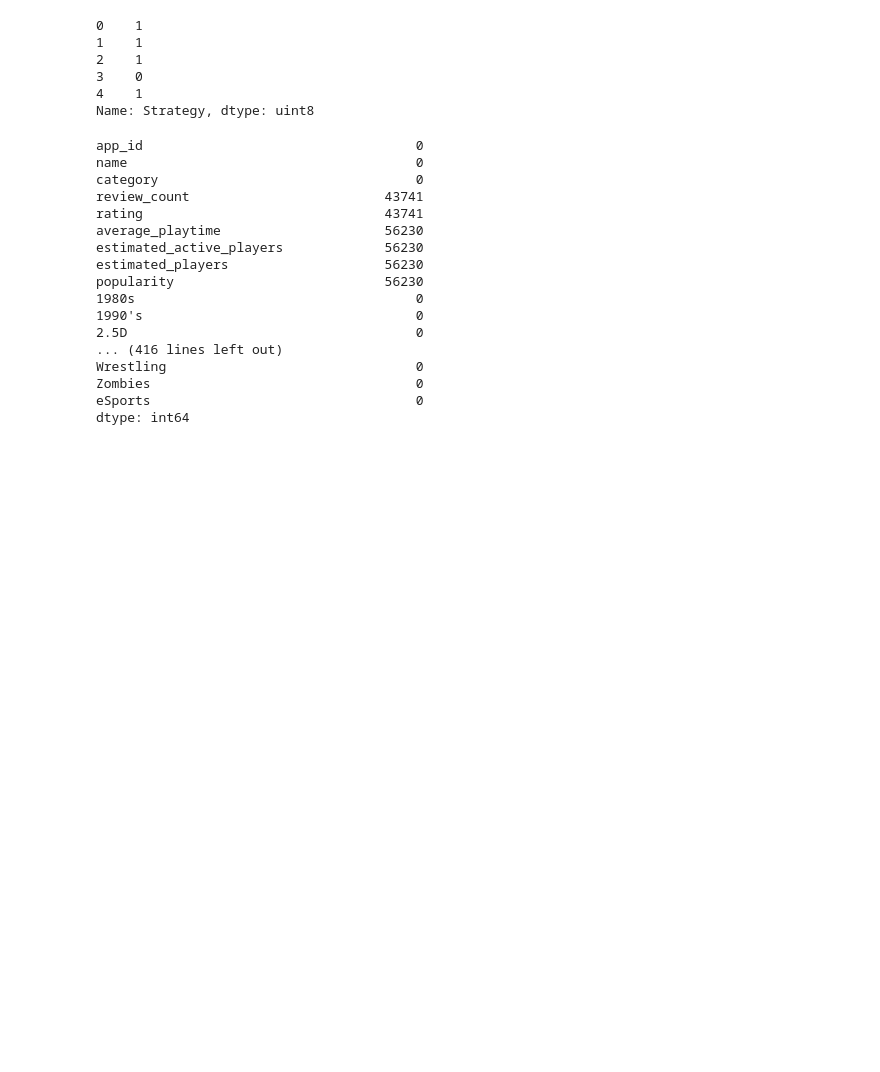
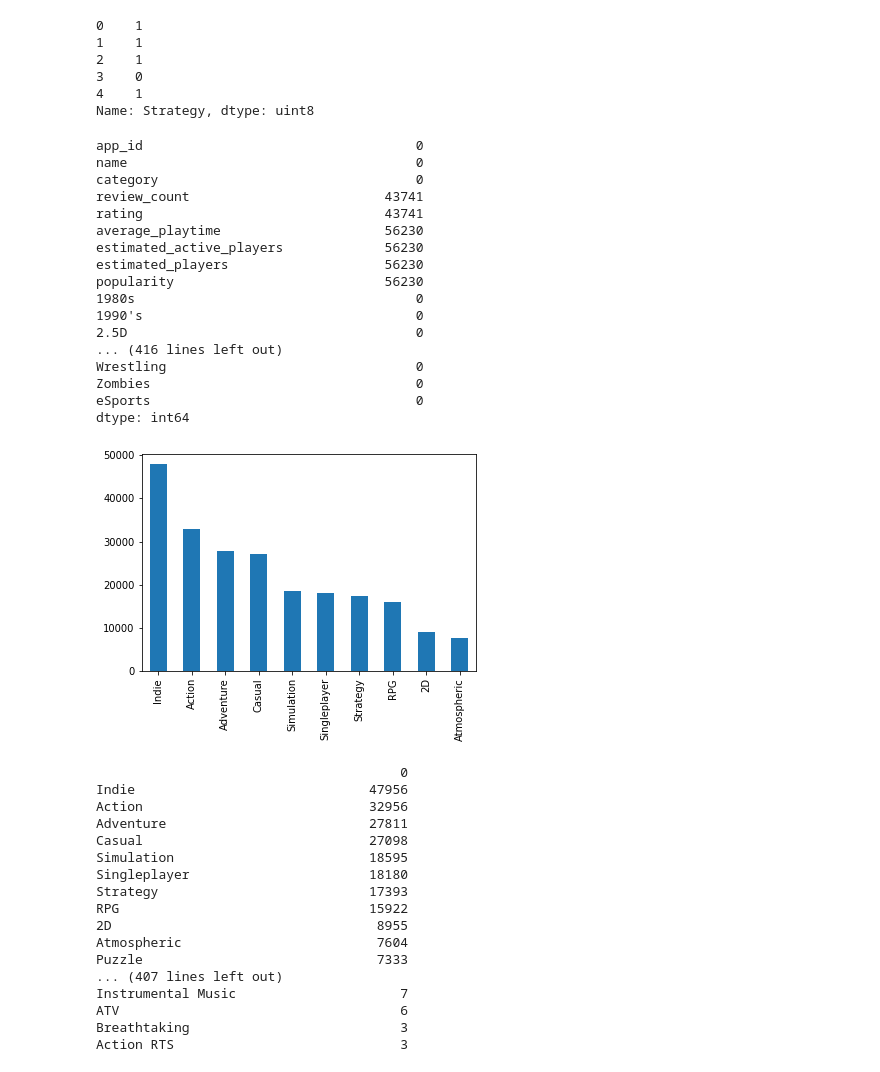
Before and after one commit to LukasL97/IDS-Steam, a Jupyter notebook: Project_incompletedata.ipynb, the cells around one changed output. Saved outputs shown, nothing was run; the diff lists cells and outputs as text; code cells hidden in the pictures; blank space fills up the shorter version.

Commit message:
Added plots for categories and tags.

```diff
--- a/Project_incompletedata.ipynb
+++ b/Project_incompletedata.ipynb
@@ -191,3 +193,31 @@ Wrestling                                0
 Zombies                                  0
 eSports                                  0
 dtype: int64
+# %%
+# Counting the occurences of tags:
+tag_count = tags.sum()
+tag_c = pandas.DataFrame(tag_count)
+tag_c = tag_c.sort_values(by=0, ascending=False)
+topten = tag_c.iloc[:10]
+topten[0].plot(kind='bar')
+mat.show()
+print(tag_c)
+# %% [output]
+[figure, added]
+                                       0
+Indie                              47956
+Action                             32956
+Adventure                          27811
+Casual                             27098
+Simulation                         18595
+Singleplayer                       18180
+Strategy                           17393
+RPG                                15922
+2D                                  8955
+Atmospheric                         7604
+Puzzle                              7333
+... (407 lines left out)
+Instrumental Music                     7
+ATV                                    6
+Breathtaking                           3
+Action RTS                             3
```
Also changed, not shown: parts of 2 cells of this notebook.
